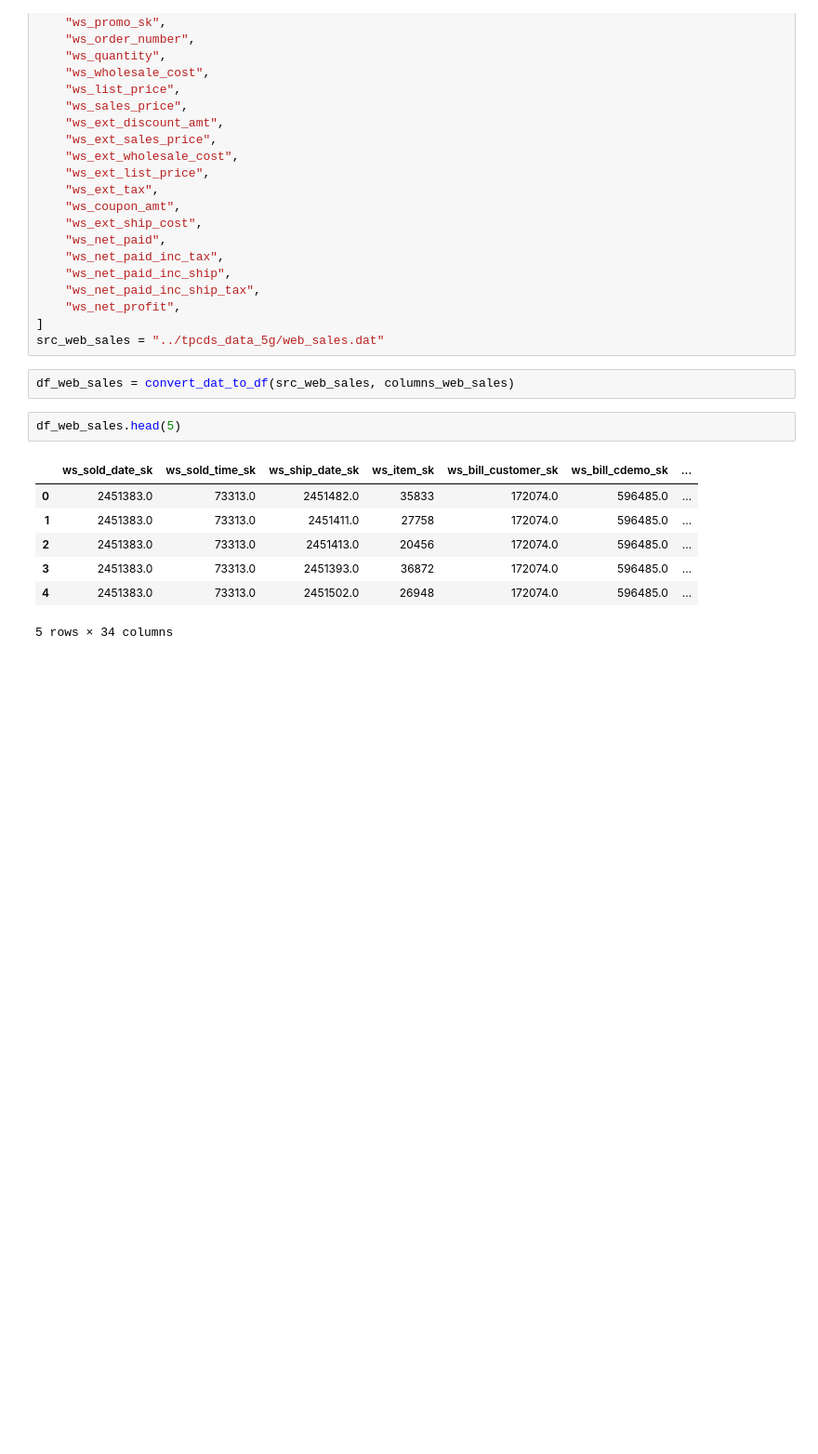
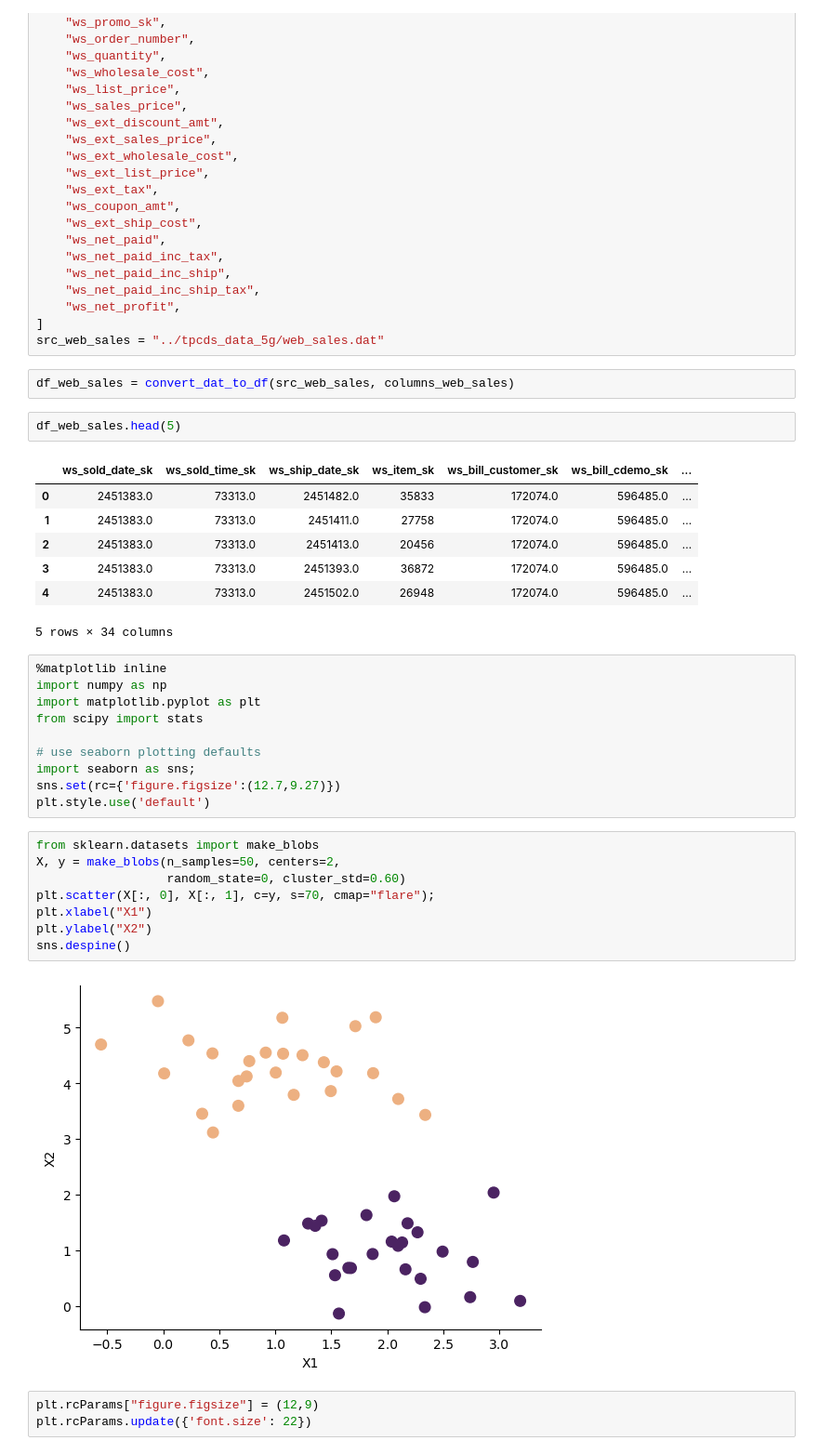
Before and after one commit to theSekyi/big-spark, a Jupyter notebook: jl_nb/01.Data_Preparation.ipynb, the cells around one changed output. Shown: that part at 93% size. Cells and saved outputs as stored; diff of their text form; blank space fills up the shorter version.

```diff
--- a/jl_nb/01.Data_Preparation.ipynb
+++ b/jl_nb/01.Data_Preparation.ipynb
@@ -327,3 +327,26 @@ df_web_sales.head(5)
 | 3 | 2451383.0 | 73313.0 | 2451393.0 | 36872 | 172074.0 | 596485.0 | ... |
 | 4 | 2451383.0 | 73313.0 | 2451502.0 | 26948 | 172074.0 | 596485.0 | ... |
 5 rows × 34 columns
+# %%
+%matplotlib inline
+import numpy as np
+import matplotlib.pyplot as plt
+from scipy import stats
+
+# use seaborn plotting defaults
+import seaborn as sns;
+sns.set(rc={'figure.figsize':(12.7,9.27)})
+plt.style.use('default')
+# %%
+from sklearn.datasets import make_blobs
+X, y = make_blobs(n_samples=50, centers=2,
+                  random_state=0, cluster_std=0.60)
+plt.scatter(X[:, 0], X[:, 1], c=y, s=70, cmap="flare");
+plt.xlabel("X1")
+plt.ylabel("X2")
+sns.despine()
+# %% [output]
+[figure, added]
+# %%
+plt.rcParams["figure.figsize"] = (12,9)
+plt.rcParams.update({'font.size': 22})
```
Also changed, not shown: parts of 3 cells of this notebook.
